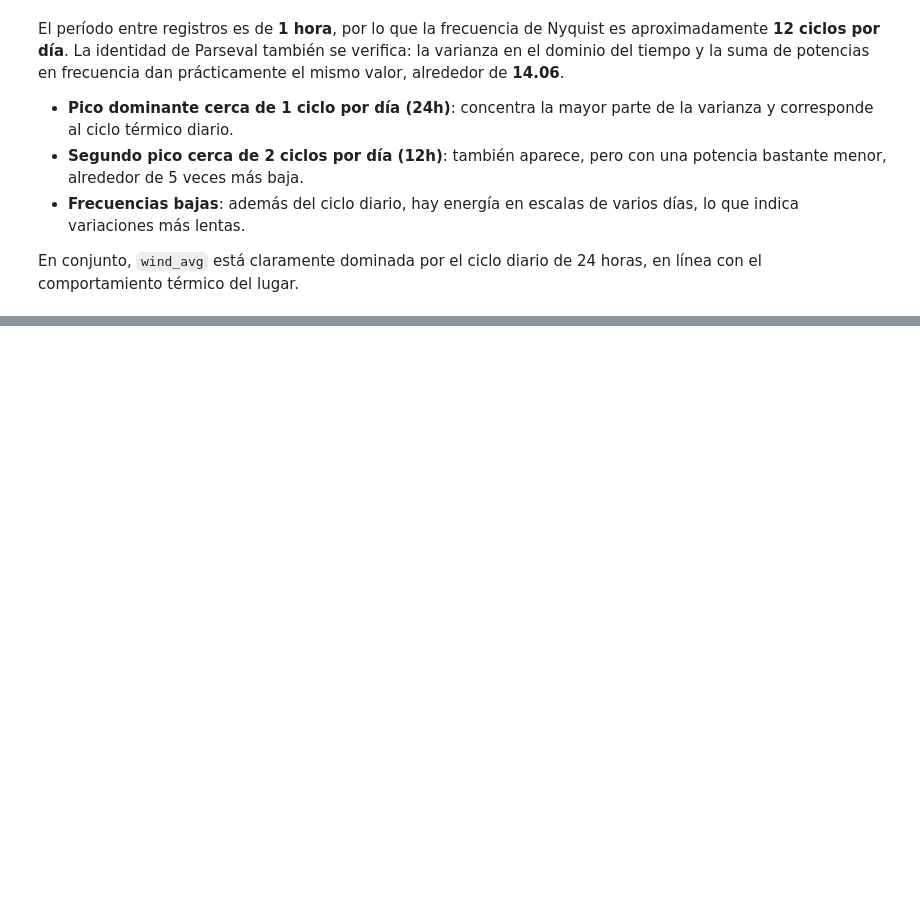
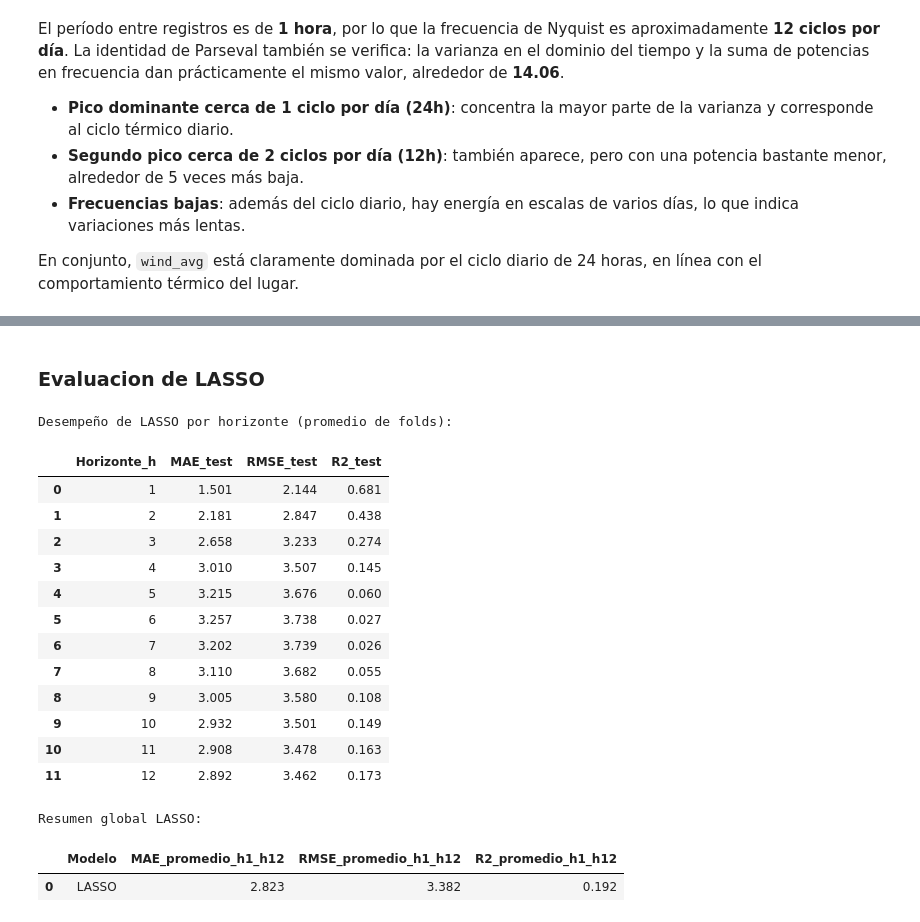
Before and after one commit to MarcosACH/potrerillos-wind-forecast, a Jupyter notebook: src/entregable_1.ipynb, the cells around one changed output, grey strips where cells are left out. Drawn from its saved outputs; the diff is of its cells as text; code cells hidden in the pictures; blank space fills up the shorter version.

```diff
--- a/src/entregable_1.ipynb
+++ b/src/entregable_1.ipynb
@@ -502,21 +372,0 @@ plt.tight_layout()
-# %%
-# Métricas detalladas para el último fold, horizonte h=12
-train_idx, test_idx = list(tscv.split(X))[-1]
-X_lags_train = X.iloc[train_idx, 1 : pasos + 1]
-y_train = X.iloc[train_idx, pasos + avance]
-X_lags_test = X.iloc[test_idx, 1 : pasos + 1]
-y_test = X.iloc[test_idx, pasos + avance]
-
-lr.fit(X_lags_train, y_train)
-y_pred = lr.predict(X_lags_test)
-
-print(f"=== Regresión Lineal — horizonte h=12h (último fold) ===")
-print(f"RMSE: {root_mean_squared_error(y_test, y_pred):.3f} kt")
-print(f"MAE:  {mean_absolute_error(y_test, y_pred):.3f} kt")
-print(f"R²:   {r2_score(y_test, y_pred):.3f}")
-
-print(f"\n=== Persistencia — horizonte h=12h ===")
-y_pers = X_lags_test.iloc[:, 0].values
-print(f"RMSE: {root_mean_squared_error(y_test, y_pers):.3f} kt")
-print(f"MAE:  {mean_absolute_error(y_test, y_pers):.3f} kt")
-print(f"R²:   {r2_score(y_test, y_pers):.3f}")
@@ -539,0 +539,40 @@ La regresión lineal supera ampliamente a la persistencia en h=12h. El R² negat
+# %% [markdown]
+### Evaluacion de LASSO
+# %%
+lasso_eval = pd.DataFrame({
+    "Horizonte_h": range(1, horizonte + 1),
+    "MAE_test": [np.mean(lasso_test_mae[h]) for h in range(1, horizonte + 1)],
+    "RMSE_test": [np.mean(lasso_test_rmse[h]) for h in range(1, horizonte + 1)],
+    "R2_test": [np.mean(lasso_test_r2[h]) for h in range(1, horizonte + 1)],
+}).round(3)
+
+print("Desempeño de LASSO por horizonte (promedio de folds):")
+display(lasso_eval)
+
+lasso_global = pd.DataFrame({
+    "Modelo": ["LASSO"],
+    "MAE_promedio_h1_h12": [lasso_eval["MAE_test"].mean()],
+    "RMSE_promedio_h1_h12": [lasso_eval["RMSE_test"].mean()],
+    "R2_promedio_h1_h12": [lasso_eval["R2_test"].mean()],
+}).round(3)
+
+print("Resumen global LASSO:")
+display(lasso_global)
+# %% [output]
+Desempeño de LASSO por horizonte (promedio de folds):
+|  | Horizonte_h | MAE_test | RMSE_test | R2_test |
+| 0 | 1 | 1.501 | 2.144 | 0.681 |
+| 1 | 2 | 2.181 | 2.847 | 0.438 |
+| 2 | 3 | 2.658 | 3.233 | 0.274 |
+| 3 | 4 | 3.010 | 3.507 | 0.145 |
+| 4 | 5 | 3.215 | 3.676 | 0.060 |
+| 5 | 6 | 3.257 | 3.738 | 0.027 |
+| 6 | 7 | 3.202 | 3.739 | 0.026 |
+| 7 | 8 | 3.110 | 3.682 | 0.055 |
+| 8 | 9 | 3.005 | 3.580 | 0.108 |
+| 9 | 10 | 2.932 | 3.501 | 0.149 |
+| 10 | 11 | 2.908 | 3.478 | 0.163 |
+| 11 | 12 | 2.892 | 3.462 | 0.173 |
+Resumen global LASSO:
+|  | Modelo | MAE_promedio_h1_h12 | RMSE_promedio_h1_h12 | R2_promedio_h1_h12 |
+| 0 | LASSO | 2.823 | 3.382 | 0.192 |
```
Also changed, not shown: parts of 12 cells of this notebook.
